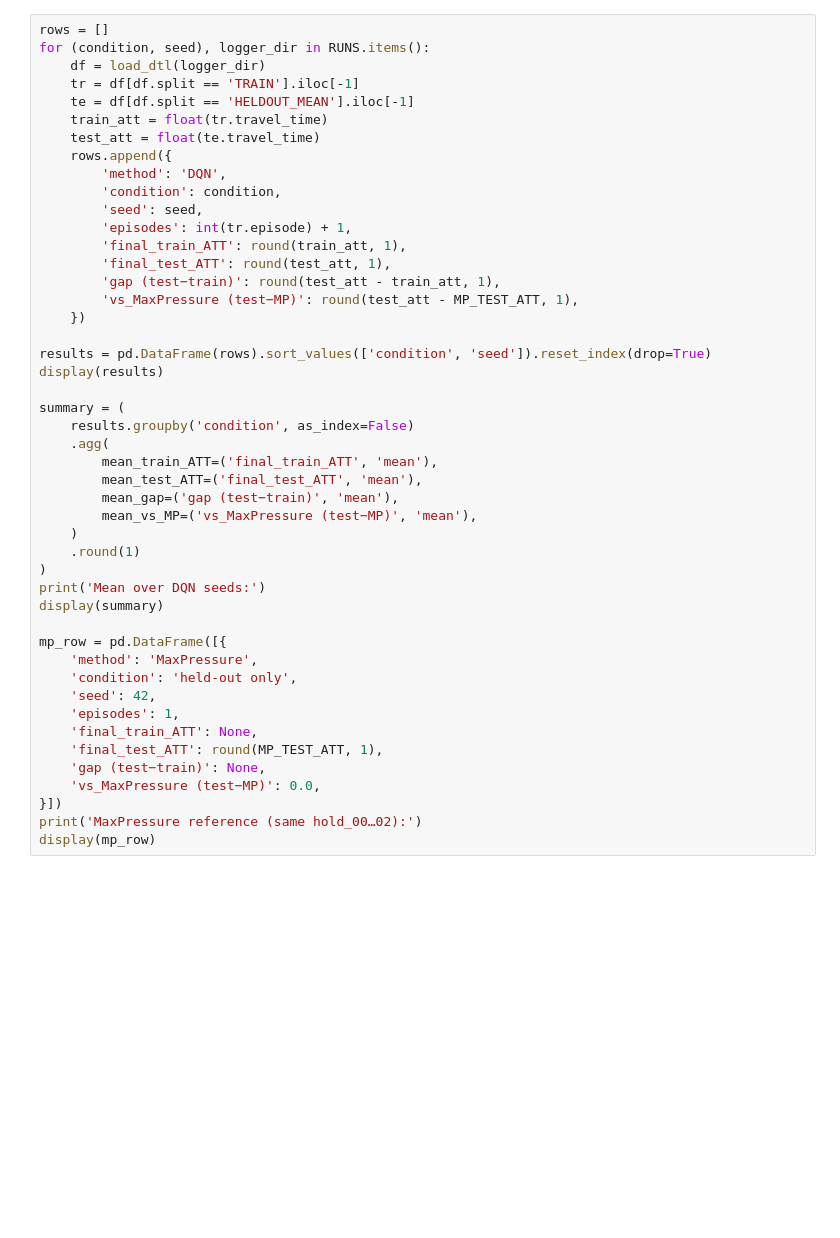
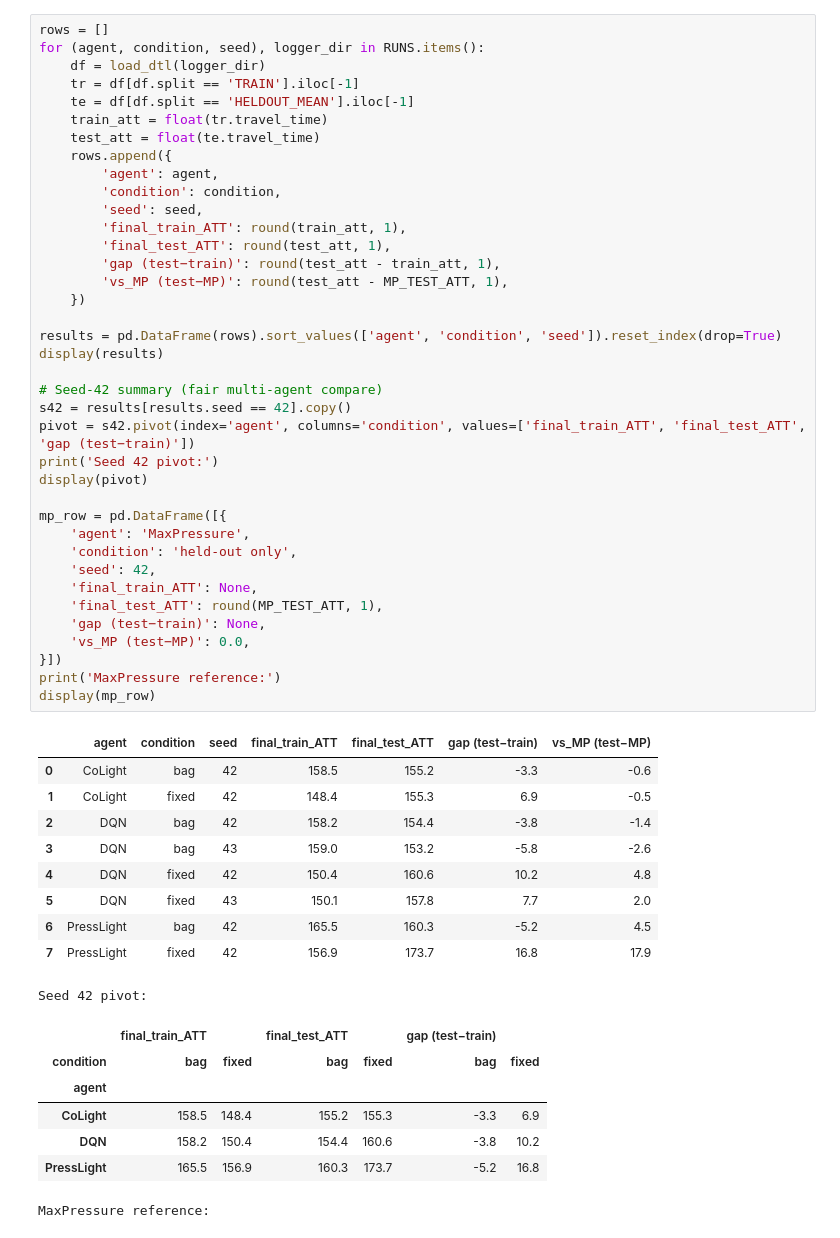
Before and after one commit to sal0-h/LibSignal, a Jupyter notebook: result_analysis/demand_bag_1200_dqn.ipynb, the cells around one changed output. Cells and saved outputs as stored; diff of their text form; blank space fills up the shorter version.

```diff
--- a/result_analysis/demand_bag_1200_dqn.ipynb
+++ b/result_analysis/demand_bag_1200_dqn.ipynb
@@ -173,47 +174,56 @@ plt.show()
 # %%
 rows = []
-for (condition, seed), logger_dir in RUNS.items():
+for (agent, condition, seed), logger_dir in RUNS.items():
     df = load_dtl(logger_dir)
     tr = df[df.split == 'TRAIN'].iloc[-1]
     te = df[df.split == 'HELDOUT_MEAN'].iloc[-1]
     train_att = float(tr.travel_time)
     test_att = float(te.travel_time)
     rows.append({
-        'method': 'DQN',
+        'agent': agent,
         'condition': condition,
         'seed': seed,
-        'episodes': int(tr.episode) + 1,
         'final_train_ATT': round(train_att, 1),
         'final_test_ATT': round(test_att, 1),
         'gap (test−train)': round(test_att - train_att, 1),
-        'vs_MaxPressure (test−MP)': round(test_att - MP_TEST_ATT, 1),
+        'vs_MP (test−MP)': round(test_att - MP_TEST_ATT, 1),
     })
 
-results = pd.DataFrame(rows).sort_values(['condition', 'seed']).reset_index(drop=True)
+results = pd.DataFrame(rows).sort_values(['agent', 'condition', 'seed']).reset_index(drop=True)
 display(results)
 
-summary = (
-    results.groupby('condition', as_index=False)
-    .agg(
-        mean_train_ATT=('final_train_ATT', 'mean'),
-        mean_test_ATT=('final_test_ATT', 'mean'),
-        mean_gap=('gap (test−train)', 'mean'),
-        mean_vs_MP=('vs_MaxPressure (test−MP)', 'mean'),
-    )
-    .round(1)
-)
-print('Mean over DQN seeds:')
-display(summary)
+# Seed-42 summary (fair multi-agent compare)
+s42 = results[results.seed == 42].copy()
+pivot = s42.pivot(index='agent', columns='condition', values=['final_train_ATT', 'final_test_ATT', 'gap (test−train)'])
+print('Seed 42 pivot:')
+display(pivot)
 
 mp_row = pd.DataFrame([{
-    'method': 'MaxPressure',
+    'agent': 'MaxPressure',
     'condition': 'held-out only',
     'seed': 42,
-    'episodes': 1,
     'final_train_ATT': None,
     'final_test_ATT': round(MP_TEST_ATT, 1),
     'gap (test−train)': None,
-    'vs_MaxPressure (test−MP)': 0.0,
+    'vs_MP (test−MP)': 0.0,
 }])
-print('MaxPressure reference (same hold_00…02):')
+print('MaxPressure reference:')
 display(mp_row)
+# %% [output]
+|  | agent | condition | seed | final_train_ATT | final_test_ATT | gap (test−train) | vs_MP (test−MP) |
+| 0 | CoLight | bag | 42 | 158.5 | 155.2 | -3.3 | -0.6 |
+| 1 | CoLight | fixed | 42 | 148.4 | 155.3 | 6.9 | -0.5 |
+| 2 | DQN | bag | 42 | 158.2 | 154.4 | -3.8 | -1.4 |
+| 3 | DQN | bag | 43 | 159.0 | 153.2 | -5.8 | -2.6 |
+| 4 | DQN | fixed | 42 | 150.4 | 160.6 | 10.2 | 4.8 |
+| 5 | DQN | fixed | 43 | 150.1 | 157.8 | 7.7 | 2.0 |
+| 6 | PressLight | bag | 42 | 165.5 | 160.3 | -5.2 | 4.5 |
+| 7 | PressLight | fixed | 42 | 156.9 | 173.7 | 16.8 | 17.9 |
+Seed 42 pivot:
+|  | final_train_ATT |  | final_test_ATT |  | gap (test−train) |  |
+| condition | bag | fixed | bag | fixed | bag | fixed |
+| agent |  |  |  |  |  |  |
+| CoLight | 158.5 | 148.4 | 155.2 | 155.3 | -3.3 | 6.9 |
+| DQN | 158.2 | 150.4 | 154.4 | 160.6 | -3.8 | 10.2 |
+| PressLight | 165.5 | 156.9 | 160.3 | 173.7 | -5.2 | 16.8 |
+MaxPressure reference:
```
Also changed, not shown: parts of 18 cells of this notebook.
